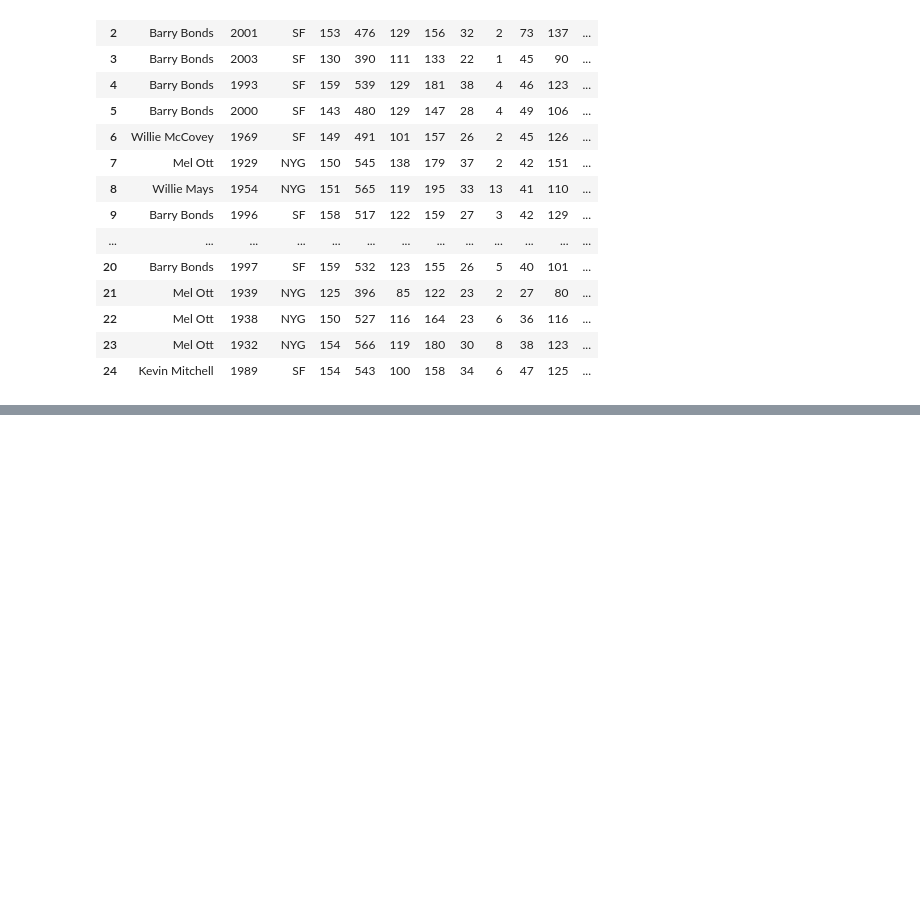
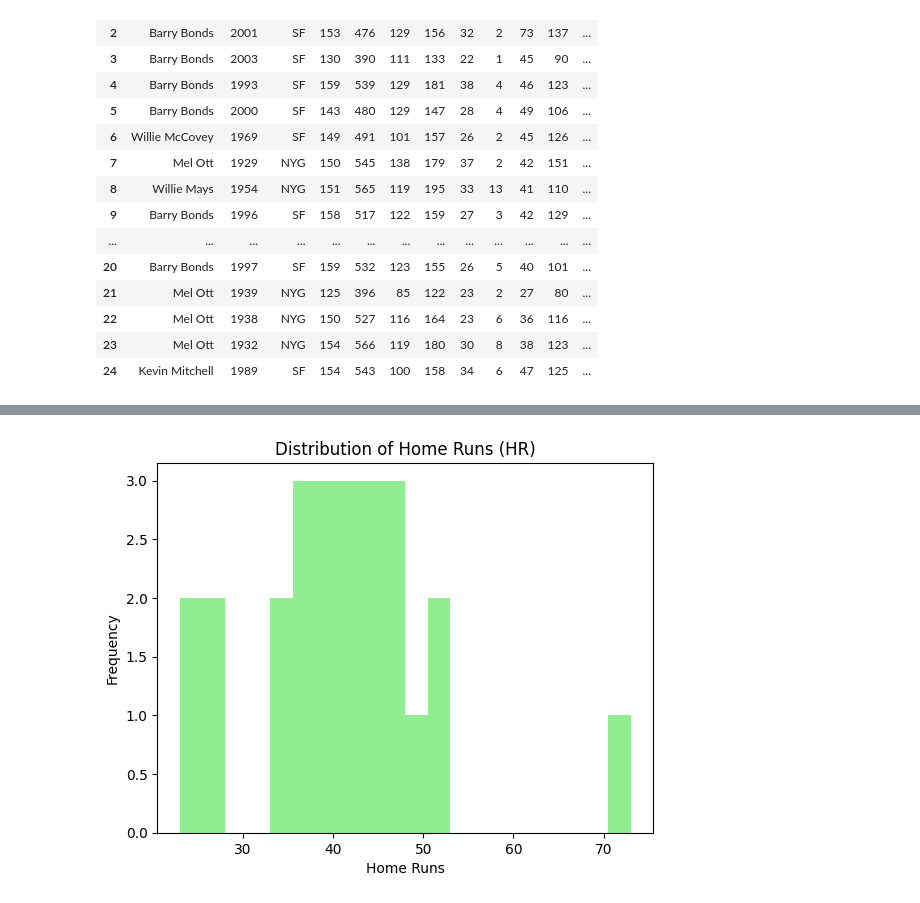
Before and after one commit to 4GeeksAcademy/themarisolhernandez-web-scraping-project-tutorial, a Jupyter notebook: src/explore.ipynb, the cells around one changed output, grey strips where cells are left out. Cells and saved outputs as stored; diff of their text form; code cells hidden in the pictures; blank space fills up the shorter version.

```diff
--- a/src/explore.ipynb
+++ b/src/explore.ipynb
@@ -216,0 +262,12 @@ df
+# %%
+hr_series = df['HR']
+
+# Convert the series data type to a float
+hr = hr_series.astype(float)
+
+# TODO: Plot a Histogram for `hr` home runs (HR)
+
+
+plt.show()
+# %% [output]
+[figure, added]
```
Also changed, not shown: parts of 9 cells of this notebook, 1 other file.
